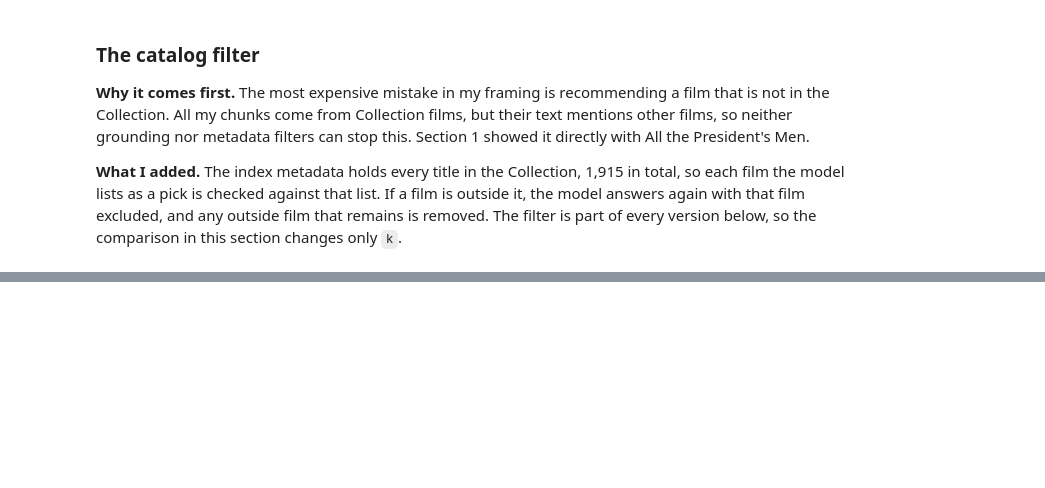
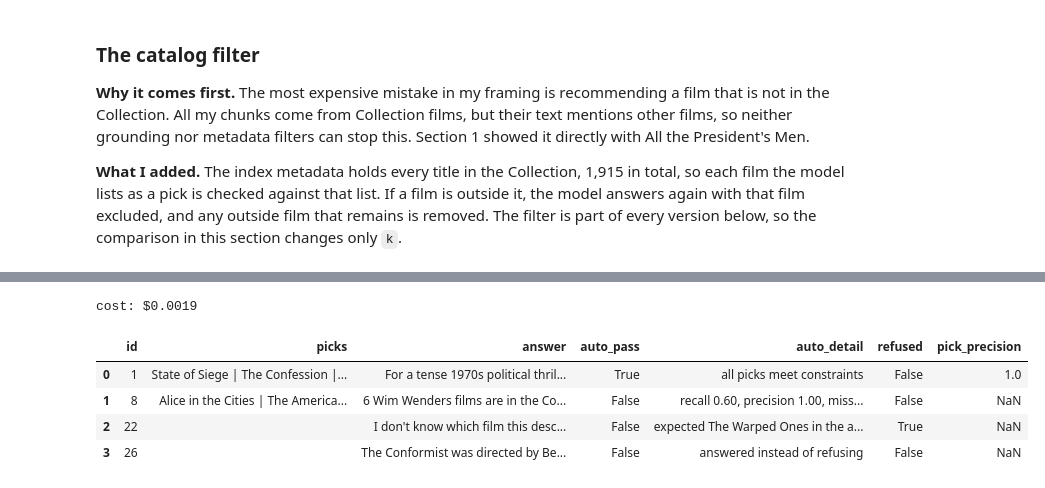
Before and after one commit to gbrlgms/project-3-ai-product, a Jupyter notebook: notebooks/02_build.ipynb, the cells around one changed output, grey strips where cells are left out. Cells and saved outputs as stored; diff of their text form; code cells hidden in the pictures; blank space fills up the shorter version.

Commit message:
Complete notebook 2

```diff
--- a/notebooks/02_build.ipynb
+++ b/notebooks/02_build.ipynb
@@ -174,3 +159,17 @@ by_question[by_question["answerable"] == 1].drop(columns="answerable")
+# %%
+# the baseline on the same four questions (saved run from notebook 01)
+baseline_answers, baseline_log = run_baseline(sample_set)
+baseline = score_run(sample_set, baseline_answers, cat, "llm_alone")
+baseline["pick_precision"] = [pick_precision(q, baseline_answers[q["id"]], cat) for _, q in sample_set.iterrows()]
+print(f"cost: ${baseline_log.loc[baseline_log['id'].isin(sample_ids), 'cost_usd'].sum():.4f}")
+baseline[["id", "picks", "answer", "auto_pass", "auto_detail", "refused", "pick_precision"]]
+# %% [output]
+cost: $0.0019
+|  | id | picks | answer | auto_pass | auto_detail | refused | pick_precision |
+| 0 | 1 | State of Siege | The Confession |... | For a tense 1970s political thril... | True | all picks meet constraints | False | 1.0 |
+| 1 | 8 | Alice in the Cities | The America... | 6 Wim Wenders films are in the Co... | False | recall 0.60, precision 1.00, miss... | False | NaN |
+| 2 | 22 |  | I don't know which film this desc... | False | expected The Warped Ones in the a... | True | NaN |
+| 3 | 26 |  | The Conformist was directed by Be... | False | answered instead of refusing | False | NaN |
 # %% [markdown]
 ### Comparing `k`
 
```
Also changed, not shown: parts of 14 cells of this notebook.
